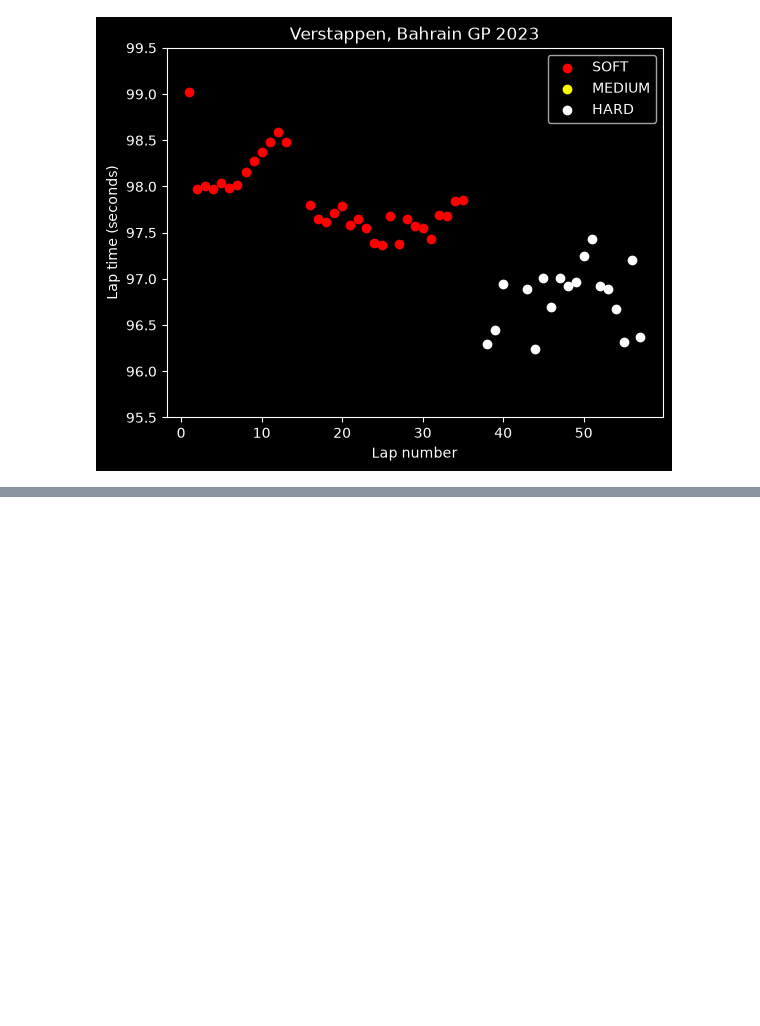
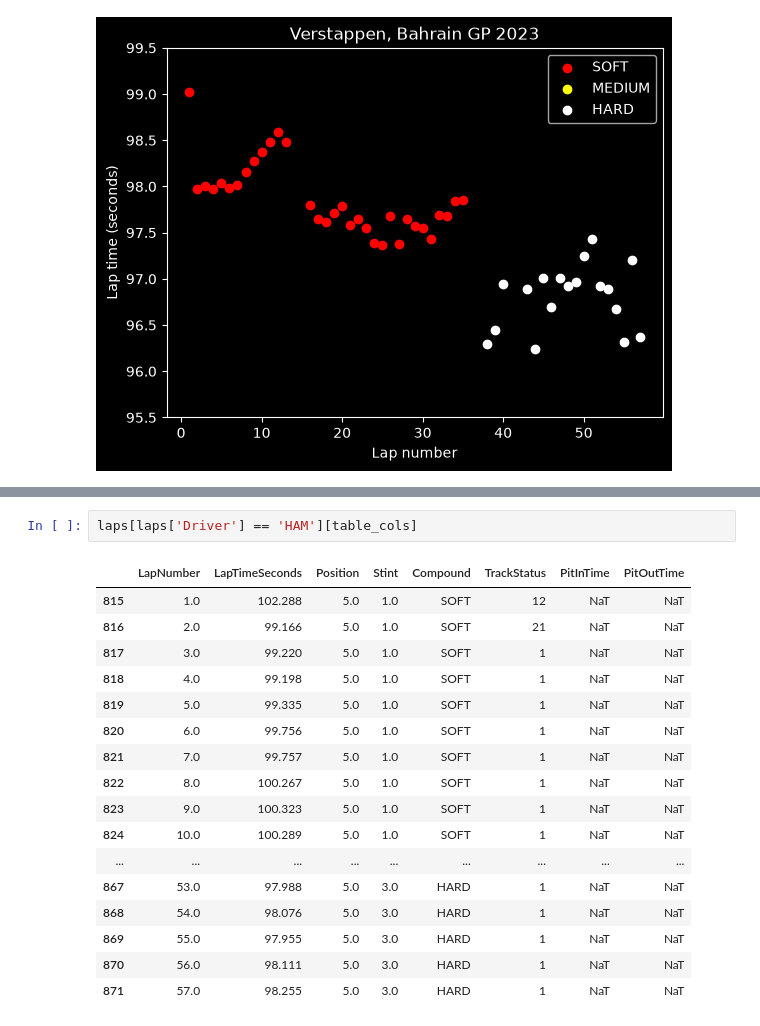
Before and after one commit to janjanisz/boxbox, a Jupyter notebook: 03_aha_chart.ipynb, the cells around one changed output, grey strips where cells are left out. Drawn from its saved outputs; the diff is of its cells as text; blank space fills up the shorter version.

```diff
--- a/03_aha_chart.ipynb
+++ b/03_aha_chart.ipynb
@@ -59,0 +145,20 @@ plt.show()
+# %%
+laps[laps['Driver'] == 'HAM'][table_cols]
+# %% [output]
+|  | LapNumber | LapTimeSeconds | Position | Stint | Compound | TrackStatus | PitInTime | PitOutTime |
+| 815 | 1.0 | 102.288 | 5.0 | 1.0 | SOFT | 12 | NaT | NaT |
+| 816 | 2.0 | 99.166 | 5.0 | 1.0 | SOFT | 21 | NaT | NaT |
+| 817 | 3.0 | 99.220 | 5.0 | 1.0 | SOFT | 1 | NaT | NaT |
+| 818 | 4.0 | 99.198 | 5.0 | 1.0 | SOFT | 1 | NaT | NaT |
+| 819 | 5.0 | 99.335 | 5.0 | 1.0 | SOFT | 1 | NaT | NaT |
+| 820 | 6.0 | 99.756 | 5.0 | 1.0 | SOFT | 1 | NaT | NaT |
+| 821 | 7.0 | 99.757 | 5.0 | 1.0 | SOFT | 1 | NaT | NaT |
+| 822 | 8.0 | 100.267 | 5.0 | 1.0 | SOFT | 1 | NaT | NaT |
+| 823 | 9.0 | 100.323 | 5.0 | 1.0 | SOFT | 1 | NaT | NaT |
+| 824 | 10.0 | 100.289 | 5.0 | 1.0 | SOFT | 1 | NaT | NaT |
+| ... | ... | ... | ... | ... | ... | ... | ... | ... |
+| 867 | 53.0 | 97.988 | 5.0 | 3.0 | HARD | 1 | NaT | NaT |
+| 868 | 54.0 | 98.076 | 5.0 | 3.0 | HARD | 1 | NaT | NaT |
+| 869 | 55.0 | 97.955 | 5.0 | 3.0 | HARD | 1 | NaT | NaT |
+| 870 | 56.0 | 98.111 | 5.0 | 3.0 | HARD | 1 | NaT | NaT |
+| 871 | 57.0 | 98.255 | 5.0 | 3.0 | HARD | 1 | NaT | NaT |
```
Also changed, not shown: parts of 6 cells of this notebook, 2 other files.
